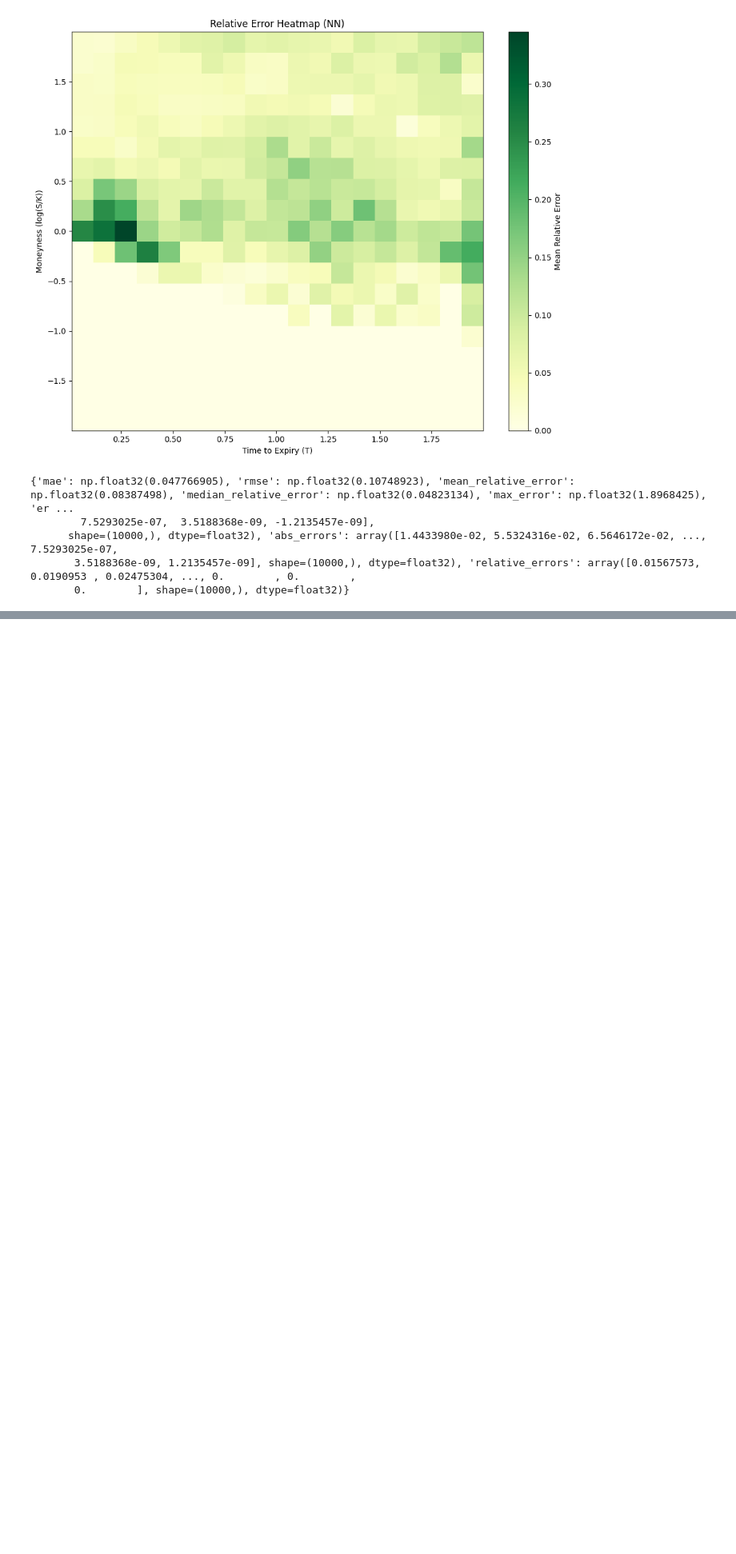
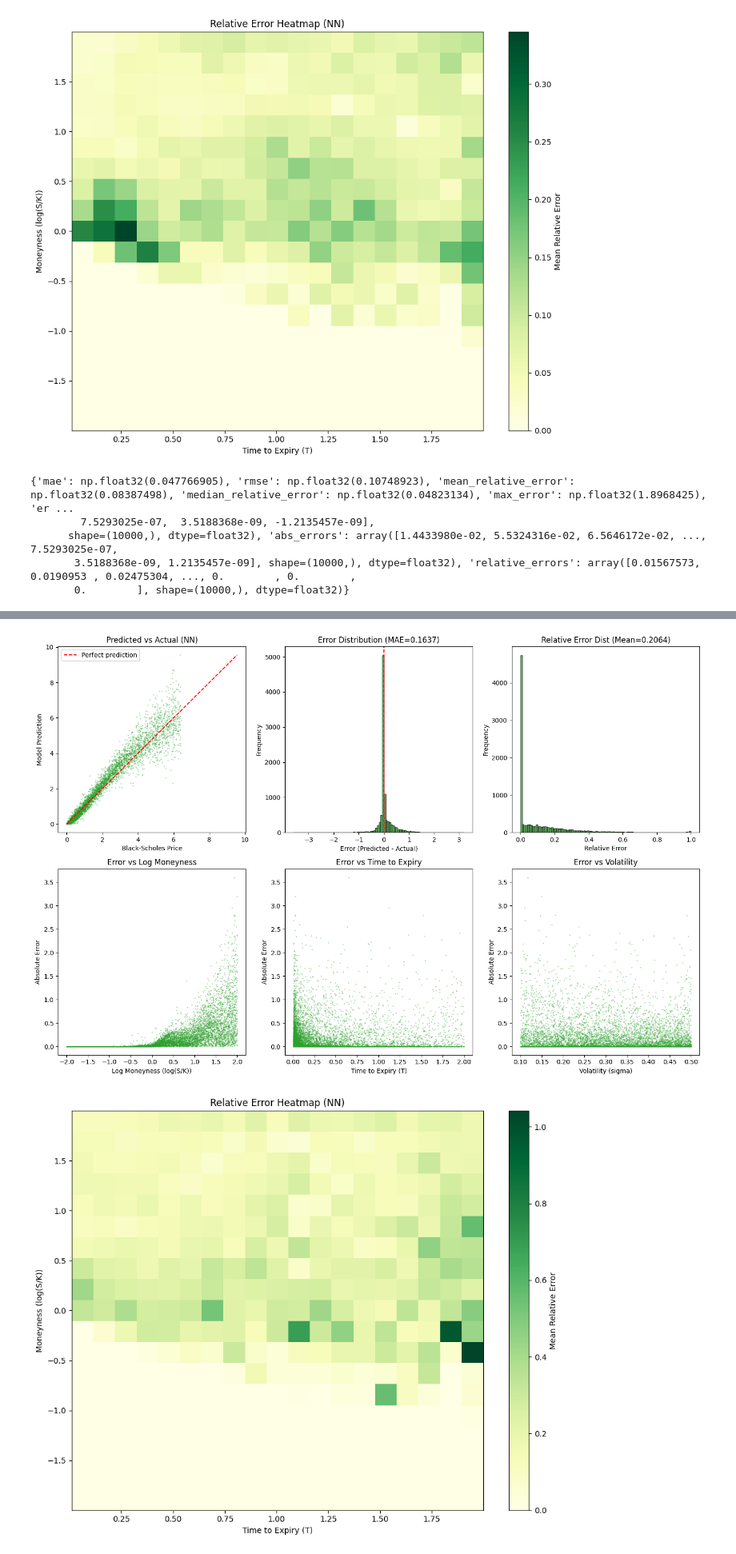
Before and after one commit to fwen2026/options-pricer, a Jupyter notebook: notebooks/nn_ablation.ipynb, the cells around one changed output, grey strips where cells are left out. Shown at 80% size. Saved outputs shown, nothing was run; the diff lists cells and outputs as text; code cells hidden in the pictures; blank space fills up the shorter version.

```diff
--- a/notebooks/nn_ablation.ipynb
+++ b/notebooks/nn_ablation.ipynb
@@ -67,28 +67,27 @@ Now we evaluate this control on a few metrics:
 - RMSE
 - Heatmap of rel. error across $T$ and log-moneyness.
 # %%
-from src.eval.validate import compute_metrics, plot_validation_results, preprocess_test_data
-from src.training.train_nn import predict
-import pandas as pd
-
 EVAL_STYLE = {'color': 'tab:green', 'cmap': 'YlGn', 'suffix': '', 'display_name': 'NN'}
 
 X_test_raw, y_test = dataset_bundle.test.X, dataset_bundle.test.y_call
 X_test, _ = preprocess_test_data(X_test_raw)
 y_pred = predict(nn_model, X_test, norm_params, device="cpu")
 
-metrics = compute_metrics(y_test,
+def eval():
+    metrics = compute_metrics(y_test,
                           y_pred,
                           min_value_threshold=0.01)
 
-plot_validation_results(X_test_raw,
+    plot_validation_results(X_test_raw,
                         y_test,
                         y_pred,
                         metrics,
                         EVAL_STYLE,
                         save_dir=None)
 
-print(metrics)
+    print(metrics)
+
+eval()
 # %% [output]
 [figure]
 [figure]
@@ -99,0 +107,22 @@ print(metrics)
+# %%
+from src.models.bs_model import BSModel
+
+cfg = cfg.replace(feature_mode="raw")
+
+RAW_MODEL_ARCHITECTURE = [5, 128, 128, 64, 1]
+raw_model = BSModel(layers=RAW_MODEL_ARCHITECTURE)
+
+raw_bundle = generate_bundle(cfg)
+
+X_train, y_train = raw_bundle.train.X, raw_bundle.train.y_call
+X_val, y_val = raw_bundle.val.X, raw_bundle.val.y_call
+
+set_seed(42)
+
+raw_model, norm_params = train(
+    X_train, y_train, X_val, y_val,
+    device=device,
+    patience=25,
+    epochs=400,
+    model=raw_model
+)
@@ -99,0 +147,8 @@ print(metrics)
+# %%
+X_test = X_test_raw
+y_pred = predict(raw_model, X_test, norm_params, device="cpu")
+
+eval()
+# %% [output]
+[figure, added]
+[figure, added]
```
Also changed, not shown: parts of 12 cells of this notebook.
